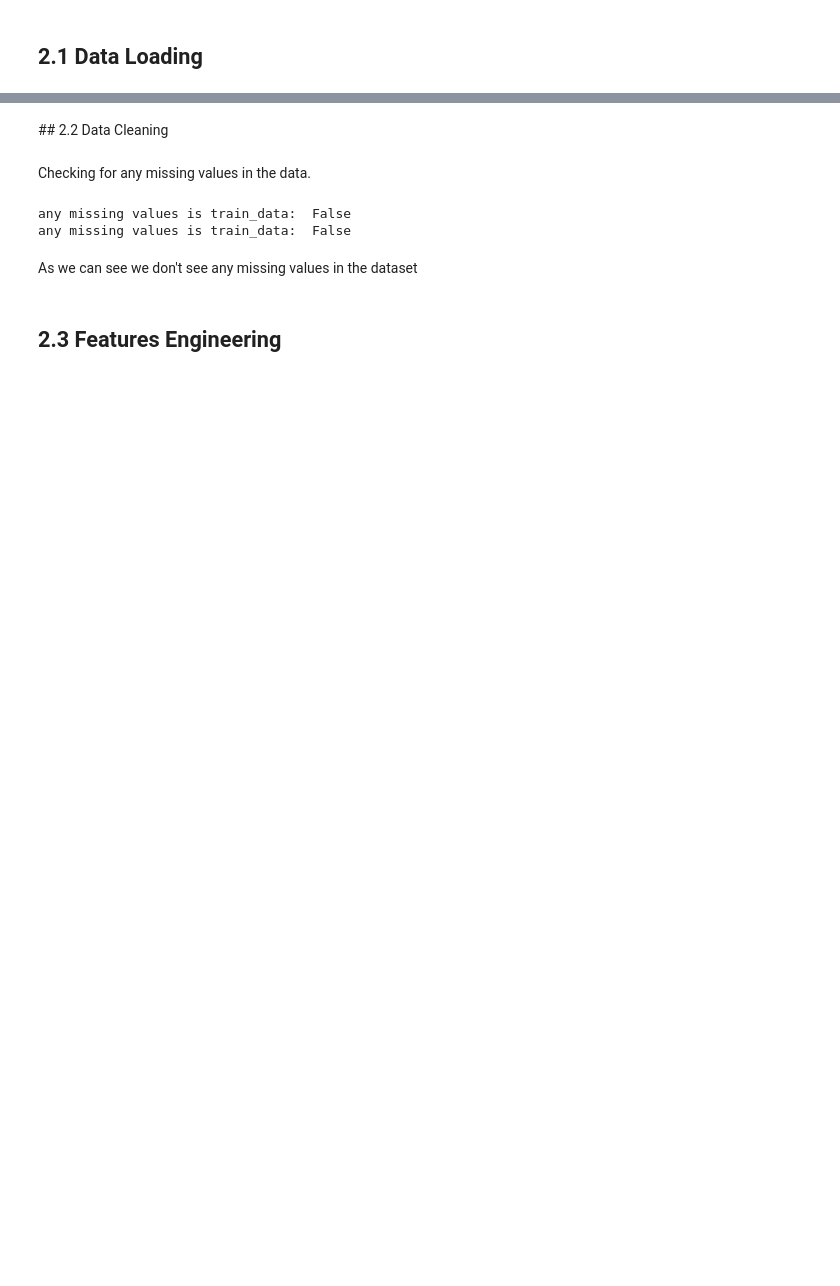
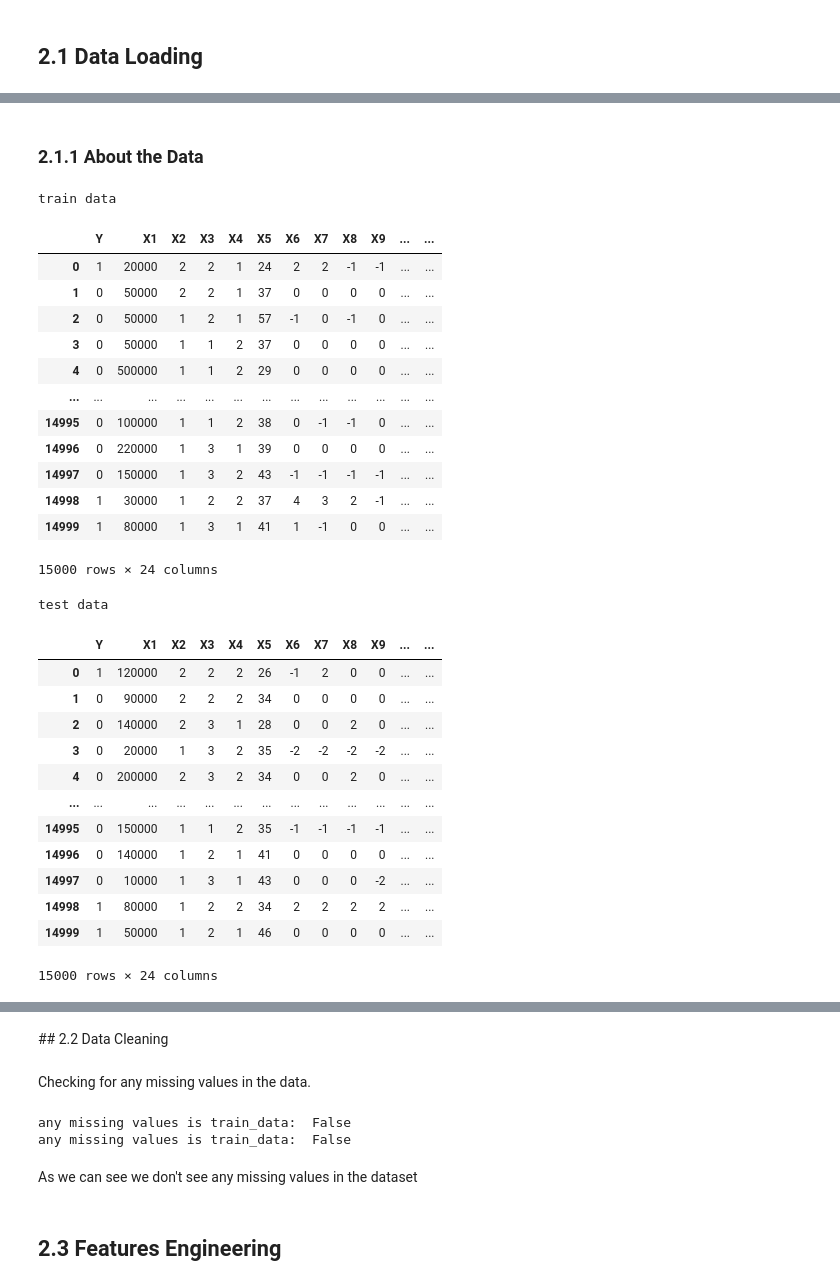
Before and after one commit to rjosh003-CS/Data-Mining-coursework, a Jupyter notebook: DM_coursework_part_2.ipynb, the cells around one changed output, grey strips where cells are left out. Drawn from its saved outputs; the diff is of its cells as text; code cells hidden in the pictures; blank space fills up the shorter version.

```diff
--- a/DM_coursework_part_2.ipynb
+++ b/DM_coursework_part_2.ipynb
@@ -359,0 +376,37 @@ def check_missing_values(df, msg = "data set"):
+# %%
+# function to load the data from the git hub repos
+def load_github_data():
+  is_github_repo = True
+
+  test_file_name =  "creditdefault_test.csv"
+  train_file_name = "creditdefault_train.csv"
+
+  data = Data(is_github_repo = is_github_repo)
+  train_file, test_file = data.get_file_path(file_names = [train_file_name ,test_file_name])
+
+  print(f"train_file: {train_file}")
+  print(f"test_file: {test_file}")
+
+  return pd.read_csv(train_file),pd.read_csv(test_file)
+
+
+
+
+# Load training and test datasets
+def load_local_data():
+  train_data = pd.read_csv('sonar_train.csv')
+  test_data = pd.read_csv('sonar_test.csv')
+  return train_data, test_data
+
+
+
+
+#  load data from github or the from working dir
+def load_data(load_from_github = True):
+  if(load_from_github):
+    # cloning the data from the github repo
+    clone_data()
+    # loading the data as pandas dataframes
+    return load_github_data()
+  else:
+    return load_local_data()
@@ -388,0 +456,37 @@ test_file: /content/Data-Mining-coursework/data/creditdefault_test.csv
+# %% [markdown]
+### 2.1.1 About the Data
+# %%
+# displaying the data
+print("\ntrain data\n")
+display(train_data)
+print("\ntest data\n")
+display(test_data)
+# %% [output]
+train data
+|  | Y | X1 | X2 | X3 | X4 | X5 | X6 | X7 | X8 | X9 | ... | ... |
+| 0 | 1 | 20000 | 2 | 2 | 1 | 24 | 2 | 2 | -1 | -1 | ... | ... |
+| 1 | 0 | 50000 | 2 | 2 | 1 | 37 | 0 | 0 | 0 | 0 | ... | ... |
+| 2 | 0 | 50000 | 1 | 2 | 1 | 57 | -1 | 0 | -1 | 0 | ... | ... |
+| 3 | 0 | 50000 | 1 | 1 | 2 | 37 | 0 | 0 | 0 | 0 | ... | ... |
+| 4 | 0 | 500000 | 1 | 1 | 2 | 29 | 0 | 0 | 0 | 0 | ... | ... |
+| ... | ... | ... | ... | ... | ... | ... | ... | ... | ... | ... | ... | ... |
+| 14995 | 0 | 100000 | 1 | 1 | 2 | 38 | 0 | -1 | -1 | 0 | ... | ... |
+| 14996 | 0 | 220000 | 1 | 3 | 1 | 39 | 0 | 0 | 0 | 0 | ... | ... |
+| 14997 | 0 | 150000 | 1 | 3 | 2 | 43 | -1 | -1 | -1 | -1 | ... | ... |
+| 14998 | 1 | 30000 | 1 | 2 | 2 | 37 | 4 | 3 | 2 | -1 | ... | ... |
+| 14999 | 1 | 80000 | 1 | 3 | 1 | 41 | 1 | -1 | 0 | 0 | ... | ... |
+15000 rows × 24 columns
+test data
+|  | Y | X1 | X2 | X3 | X4 | X5 | X6 | X7 | X8 | X9 | ... | ... |
+| 0 | 1 | 120000 | 2 | 2 | 2 | 26 | -1 | 2 | 0 | 0 | ... | ... |
+| 1 | 0 | 90000 | 2 | 2 | 2 | 34 | 0 | 0 | 0 | 0 | ... | ... |
+| 2 | 0 | 140000 | 2 | 3 | 1 | 28 | 0 | 0 | 2 | 0 | ... | ... |
+| 3 | 0 | 20000 | 1 | 3 | 2 | 35 | -2 | -2 | -2 | -2 | ... | ... |
+| 4 | 0 | 200000 | 2 | 3 | 2 | 34 | 0 | 0 | 2 | 0 | ... | ... |
+| ... | ... | ... | ... | ... | ... | ... | ... | ... | ... | ... | ... | ... |
+| 14995 | 0 | 150000 | 1 | 1 | 2 | 35 | -1 | -1 | -1 | -1 | ... | ... |
+| 14996 | 0 | 140000 | 1 | 2 | 1 | 41 | 0 | 0 | 0 | 0 | ... | ... |
+| 14997 | 0 | 10000 | 1 | 3 | 1 | 43 | 0 | 0 | 0 | -2 | ... | ... |
+| 14998 | 1 | 80000 | 1 | 2 | 2 | 34 | 2 | 2 | 2 | 2 | ... | ... |
+| 14999 | 1 | 50000 | 1 | 2 | 1 | 46 | 0 | 0 | 0 | 0 | ... | ... |
+15000 rows × 24 columns
```
Also changed, not shown: parts of 21 cells of this notebook.
